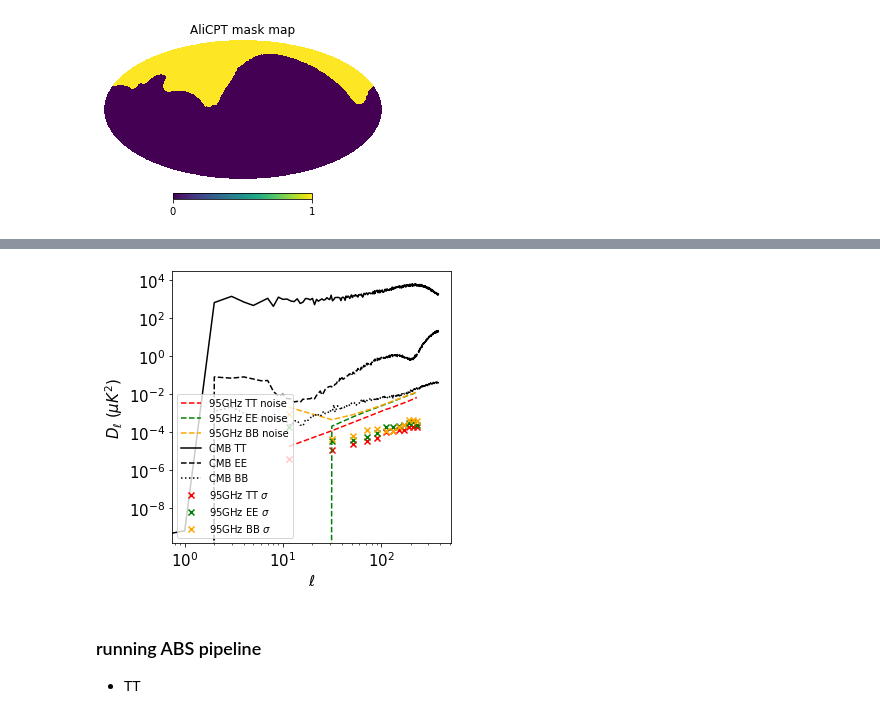
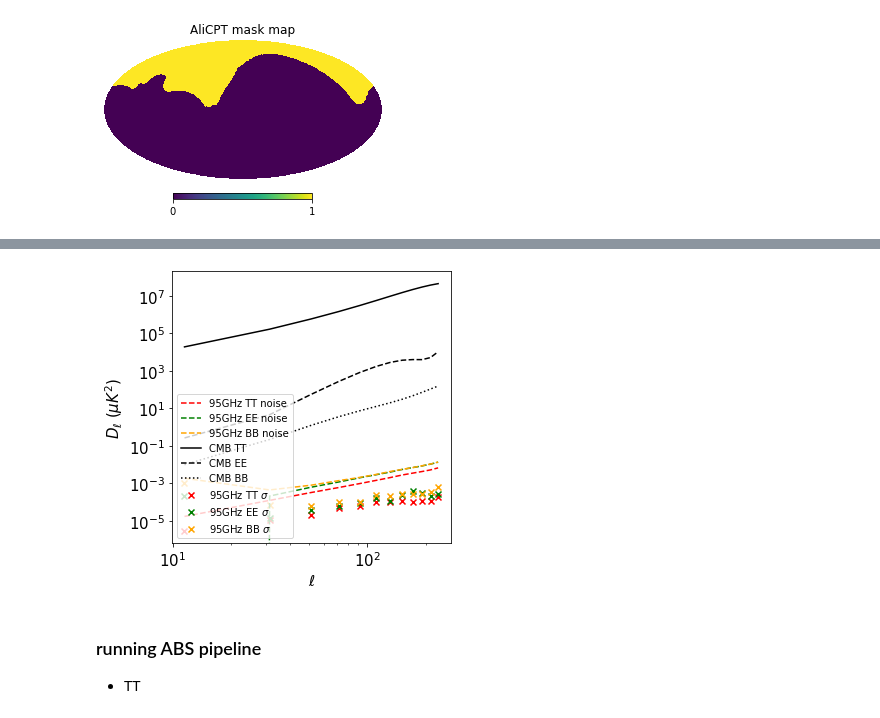
Before and after one commit to gioacchinowang/afra, a Jupyter notebook: tutorials/tutorial04.ipynb, the cells around one changed output, grey strips where cells are left out. Drawn from its saved outputs; the diff is of its cells as text; code cells hidden in the pictures.

```diff
--- a/tutorials/tutorial04.ipynb
+++ b/tutorials/tutorial04.ipynb
@@ -56,7 +57,7 @@ Sigma is 2.038372 arcmin (0.000593 rad)
 Sigma is 0.000000 arcmin (0.000000 rad)
 -> fwhm is 0.000000 arcmin
 # %%
-mask = hp.read_map('./data/ali_mask_r7.fits',dtype=bool,verbose=False)
+mask = hp.read_map('./data/ali_mask.fits',dtype=bool,verbose=False)
 
 fig = matplotlib.pyplot.figure(figsize=(5,5))
 gs = matplotlib.gridspec.GridSpec(5, 5)
@@ -71,9 +72,16 @@ RESAMP = 10  # size of resampling
 BINNING = 20
 NPIX = 12*NSIDE**2
 est = ap.pstimator(nside=NSIDE, mask=mask.reshape(1,-1),aposcale=6.0,psbin=BINNING)
-auto_cmb_t = est.auto_t(mapcmb[0].reshape(1,-1))
-auto_cmb_eb = est.auto_eb(mapcmb[1:])
-Nell = len(auto_cmb_t[0])
+
+# calculate binned CMB band-power from input Cl
+cmb_dl = np.zeros((4,len(est.modes)))
+cmb_dl[0] = est.modes
+for i in range(len(est.modes)):
+    lrange = np.array(est._b.get_ell_list(i))
+    factor = 0.5*lrange*(lrange+1)/np.pi
+    w = np.array(est._b.get_weight_list(i))
+    for j in range(3):
+        cmb_dl[j+1,i] = np.sum(w*cmb_cl[j,lrange]*factor)
 
 n95 = np.zeros((3,NPIX,RESAMP))
 
@@ -82,8 +90,8 @@ for i in range(NPIX):
         if mask[i]:
             n95[j,i,:] = np.random.normal(0,np.sqrt(vmap95[j,i]),RESAMP)
 
-auto_n95 = np.zeros((3,Nell))
-sigma_n95 = np.zeros((3,Nell))
+auto_n95 = np.zeros((3,len(est.modes)))
+sigma_n95 = np.zeros((3,len(est.modes)))
 for i in range(RESAMP):
     _tmp = est.auto_t(n95[0,:,i].reshape(1,-1))
     auto_n95[0] += _tmp[1]
@@ -99,28 +107,26 @@ sigma_n95 = np.sqrt(sigma_n95/RESAMP - auto_n95**2)
 
 fig,ax = matplotlib.pyplot.subplots(figsize=(5,5))
 
-ax.plot(auto_cmb_t[0],auto_n95[0],
+ax.plot(cmb_dl[0],auto_n95[0],
         color='red',linestyle='--',label='95GHz TT noise')
-ax.scatter(auto_cmb_t[0],sigma_n95[0],
+ax.scatter(cmb_dl[0],sigma_n95[0],
           color='red',marker='x',label='95GHz TT $\sigma$')
 
-ax.plot(auto_cmb_t[0],auto_n95[1],
+ax.plot(cmb_dl[0],auto_n95[1],
         color='green',linestyle='--',label='95GHz EE noise')
-ax.scatter(auto_cmb_t[0],sigma_n95[1],
+ax.scatter(cmb_dl[0],sigma_n95[1],
           color='green',marker='x',label='95GHz EE $\sigma$')
 
-ax.plot(auto_cmb_t[0],auto_n95[2],
+ax.plot(cmb_dl[0],auto_n95[2],
         color='orange',linestyle='--',label='95GHz BB noise')
-ax.scatter(auto_cmb_t[0],sigma_n95[2],
+ax.scatter(cmb_dl[0],sigma_n95[2],
           color='orange',marker='x',label='95GHz BB $\sigma$')
 
-cmb_cl = hp.anafast(mapcmb)
-ell = np.arange(len(cmb_cl[0]))
-ax.plot(cmb_cl[0]*0.5*ell*(ell+1)/np.pi,
+ax.plot(cmb_dl[0],cmb_dl[1]*0.5*cmb_dl[0]*(cmb_dl[0]+1)/np.pi,
         color='black',linestyle='-',label=r'CMB TT')
-ax.plot(cmb_cl[1]*0.5*ell*(ell+1)/np.pi,
+ax.plot(cmb_dl[0],cmb_dl[2]*0.5*cmb_dl[0]*(cmb_dl[0]+1)/np.pi,
         color='black',linestyle='--',label=r'CMB EE')
-ax.plot(cmb_cl[2]*0.5*ell*(ell+1)/np.pi,
+ax.plot(cmb_dl[0],cmb_dl[3]*0.5*cmb_dl[0]*(cmb_dl[0]+1)/np.pi,
         color='black',linestyle=':',label=r'CMB BB')
 
 ax.set_yscale('log')
@@ -136,4 +142,4 @@ Wall time: 36.6 s
-[figure, old version]
+[figure, new version]
 # %% [markdown]
 ### running ABS pipeline
 
```
Also changed, not shown: parts of 13 cells of this notebook, 22 other files.
